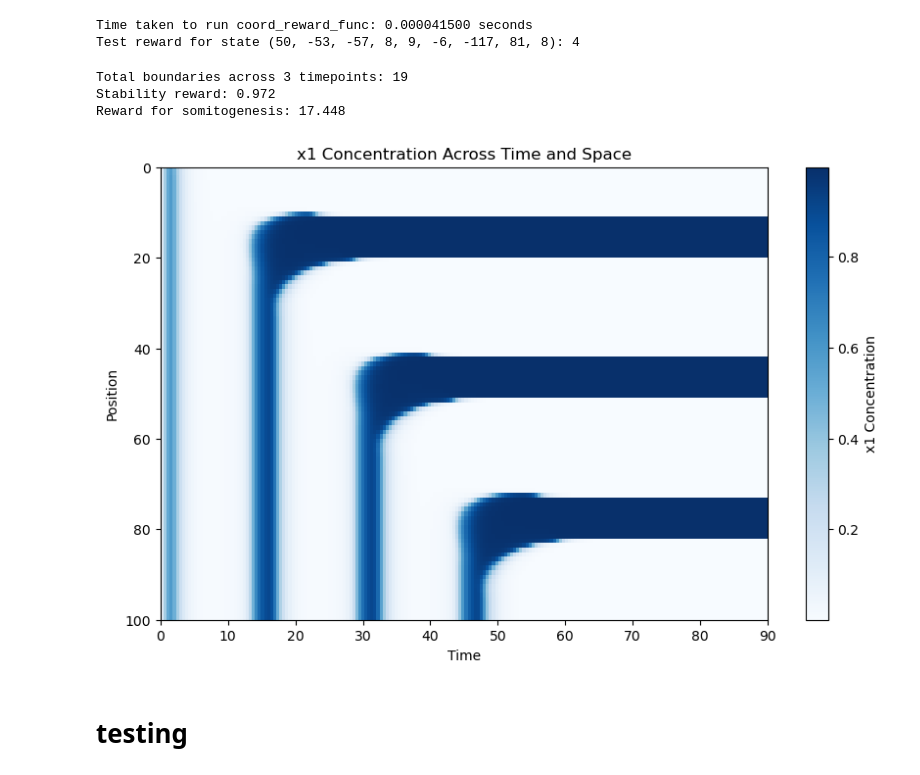
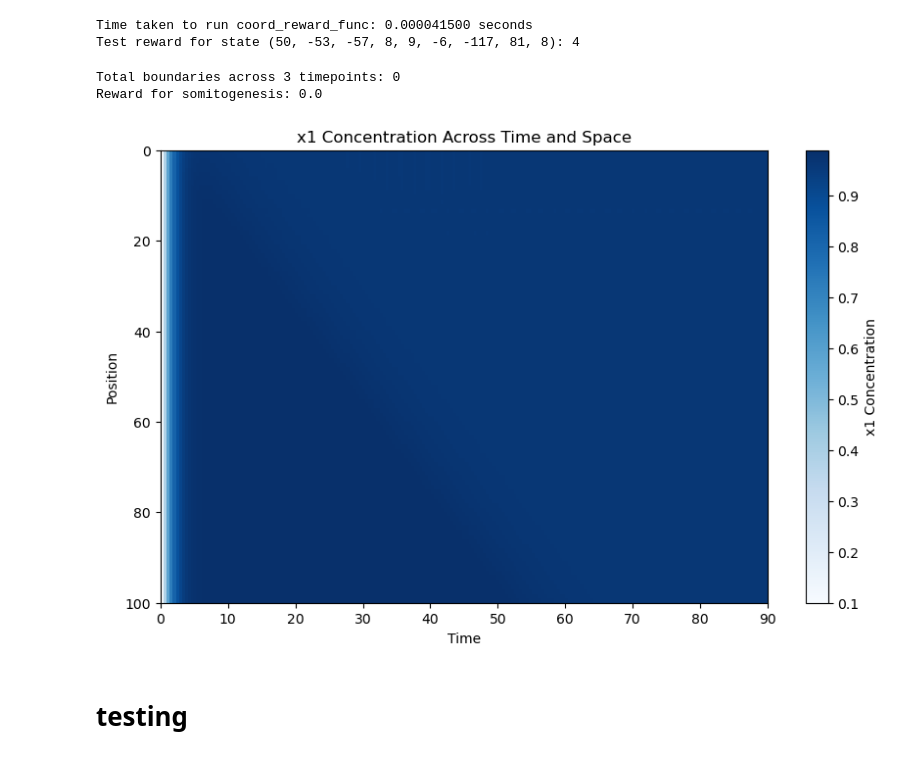
Before and after one commit to qhuang20/discrete-gflownet, a Jupyter notebook: test_grid.ipynb, the cells around one changed output. Cells and saved outputs as stored; diff of their text form; code cells hidden in the pictures.

```diff
--- a/test_grid.ipynb
+++ b/test_grid.ipynb
@@ -83,37 +83,38 @@ Test reward for state (50, -53, -57, 8, 9, -6, -117, 81, 8): 4
 # test_weights = [153, -165, 200, 19, -14, -45, -101, -32, 42]
 # test_weights = [137, -155, 153, 35, -14, -45, -101, -32, 42]
 # test_weights = [171, -155, 153, 35, -14, -45, -101, -32, 42]
 # test_weights = [89, -81, -18, 35, 90, -90, -82, -13, 113]
 # test_weights = [89, -81, -18, 35, 90, -90, -82, -53, 113]
 # test_weights = [70, -81, -21, 12, 113, -103, -85, -16, 40]
 # test_weights = [13, -81, -18, -7, 93, -87, -66, -13, 27]
 # test_weights = (151, -125, -56, 107, 160, -126, 101, -16, 175)
 # test_weights = (80, -76, 51, 125, 176, -78, -86, -55, 150)
 
 
 
 """PERFECT"""
 # test_weights = (126, -125, -56, 107, 105, -126, 100, -11, 175)
 # test_weights = [153, -159, -32, 19, -14, -45, -101, -32, 42]
 # test_weights = [15, -94, -27, -4, 100, -90, -85, -13, 30]
 # test_weights = [150, -162, 145, 19, -20, 10, -104, -29, 65]
 # test_weights = [1, -166, 119, -87, 58, -85, -111, -60, 78]
 test_weights = [155, -200, 73, -49, 100, -103, -127, -19, 27]
 
 
+test_weights = (8, 88, -17, 8, -91, 102, 163, 51, 6)
+
 
 
 
 start_time = time.perf_counter_ns()
 reward = somitogenesis_reward_func(test_weights, plot=True)
 print(f"Reward for somitogenesis: {reward}")
 end_time = time.perf_counter_ns()
 # print(f"Time taken to run coord_reward_func: {(end_time - start_time)/1e9:.9f} seconds")
 # %% [output]
-Total boundaries across 3 timepoints: 19
-Stability reward: 0.972
-Reward for somitogenesis: 17.448
+Total boundaries across 3 timepoints: 0
+Reward for somitogenesis: 0.0
-[figure, old version]
+[figure, new version]
 # %%
 # fig = plt.figure(figsize=(25, 12))
 
```
Also changed, not shown: 3 other files.
